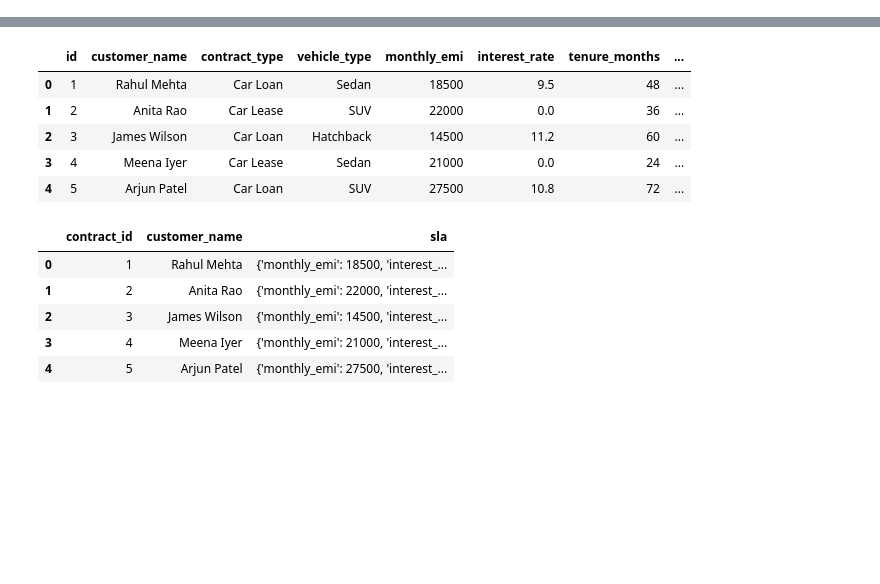
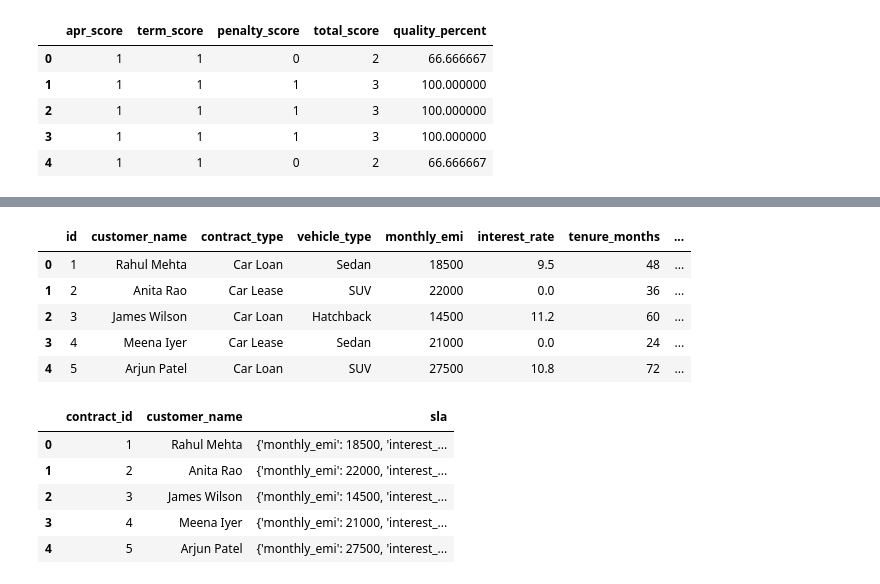
Before and after one commit to springboardmentor74219x/infosys-carlease-contract-ai-group2, a Jupyter notebook: notebook/milestone2_evaluation.ipynb, the cells around one changed output, grey strips where cells are left out. Drawn from its saved outputs; the diff is of its cells as text; code cells hidden in the pictures; blank space fills up the shorter version.

```diff
--- a/notebook/milestone2_evaluation.ipynb
+++ b/notebook/milestone2_evaluation.ipynb
@@ -14,0 +63,17 @@ def extract_sla_details(row):
+# %%
+df["term_score"] = (df["term_months"] == df["expected_term"]).astype(int)
+# %%
+df["penalty_score"] = (df["penalty_clause"] == df["expected_penalty"]).astype(int)
+# %%
+df["total_score"] = (df["apr_score"] + df["term_score"] + df["penalty_score"])
+# %%
+df["quality_percent"] = (df["total_score"]/3)*100
+# %%
+df[["apr_score","term_score","penalty_score","total_score","quality_percent"]].head()
+# %% [output]
+|  | apr_score | term_score | penalty_score | total_score | quality_percent |
+| 0 | 1 | 1 | 0 | 2 | 66.666667 |
+| 1 | 1 | 1 | 1 | 3 | 100.000000 |
+| 2 | 1 | 1 | 1 | 3 | 100.000000 |
+| 3 | 1 | 1 | 1 | 3 | 100.000000 |
+| 4 | 1 | 1 | 0 | 2 | 66.666667 |
```
Also changed, not shown: parts of 24 cells of this notebook, 2 other files.
